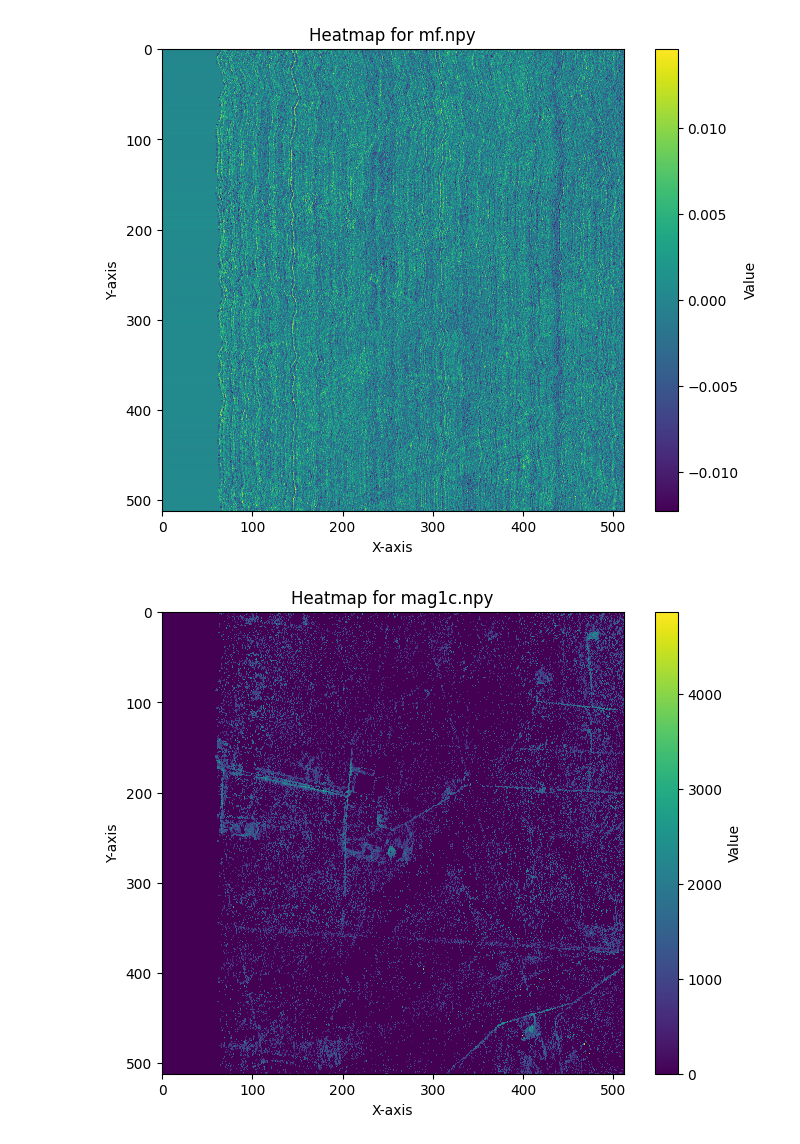
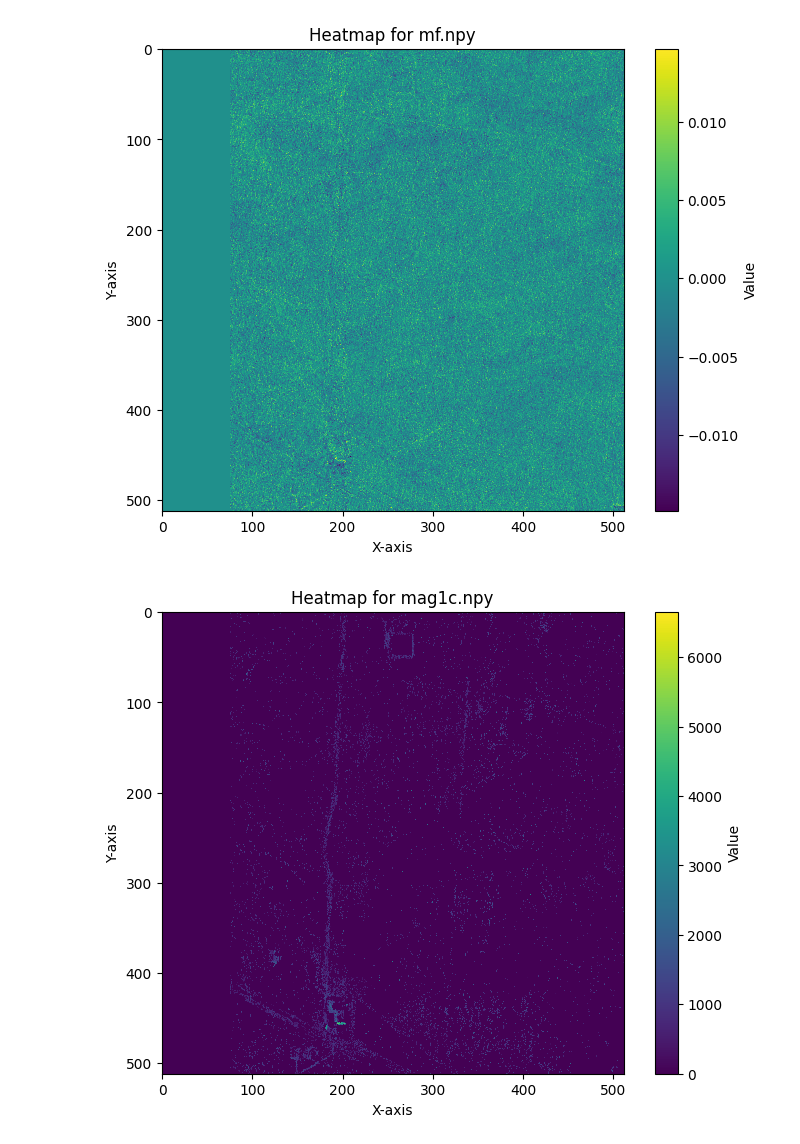
Before and after one commit to zaitra/methane-filters-benchmark, a Jupyter notebook: playbook.ipynb, the cells around one changed output. Saved outputs shown, nothing was run; the diff lists cells and outputs as text; code cells hidden in the pictures.

```diff
--- a/playbook.ipynb
+++ b/playbook.ipynb
@@ -2,9 +2,11 @@
 import os
 import numpy as np
 import matplotlib.pyplot as plt
-
+#ang20191025t195446_r13089_c251_w151_h151
+#ang20191025t171141_r12544_c0_w512_h512
+#ang20191025t171141_r10528_c126_w151_h151
 # Path to the folder containing the .npy files
-path = "/home/jherec/methane-filters-benchmark/data/ang20191018t141549_r19200_c0_w512_h512"
+path = "data/BY_COLUMNS_STARCOP-MAG1C/ang20191018t144405_r19456_c0_w512_h512"
 
 # Loop through all files in the folder
 for filename in os.listdir(path):
@@ -32,3 +34,3 @@ for filename in os.listdir(path):
-[figure, old version]
+[figure, new version]
-[figure, old version]
+[figure, new version]
 [figure]
```
Also changed, not shown: parts of 5 cells of this notebook, 15 other files.
